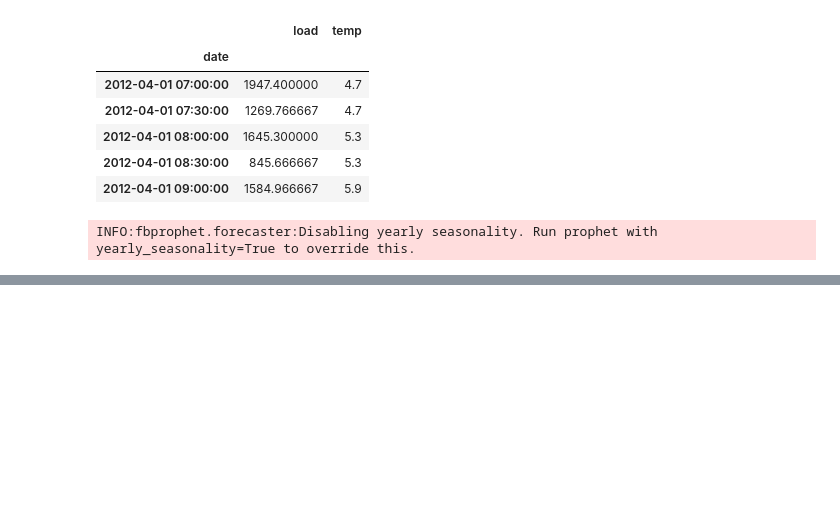
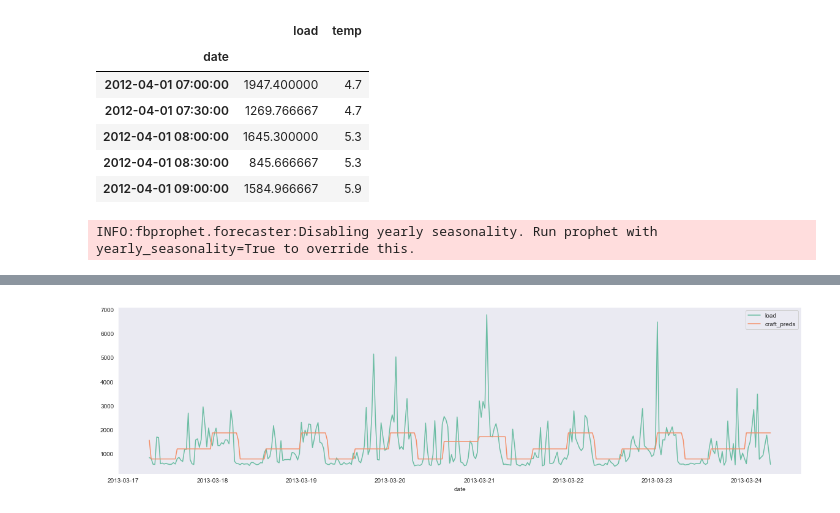
Before and after one commit to craft-ai/craft-ai-kit-energy, a Jupyter notebook: benchmark/ampds_benchmark.ipynb, the cells around one changed output, grey strips where cells are left out. Saved outputs shown, nothing was run; the diff lists cells and outputs as text; code cells hidden in the pictures; blank space fills up the shorter version.

```diff
--- a/benchmark/ampds_benchmark.ipynb
+++ b/benchmark/ampds_benchmark.ipynb
@@ -672,3 +663,10 @@ abt.plot_period_predictions(data_test=tst,
+# %%
+predictions = {'craft_preds': crp.values}
+abt.plot_period_predictions(data_test=tst.drop('temp',1),
+                        predictions=predictions,
+                        standardDev = True)
+# %% [output]
+[figure, added]
 # %%
 abt.get_models_scores(data_test=tst,
                       predictions=[skr, fore, pmr, crp],
```
Also changed, not shown: parts of 7 cells of this notebook, 5 other files.
